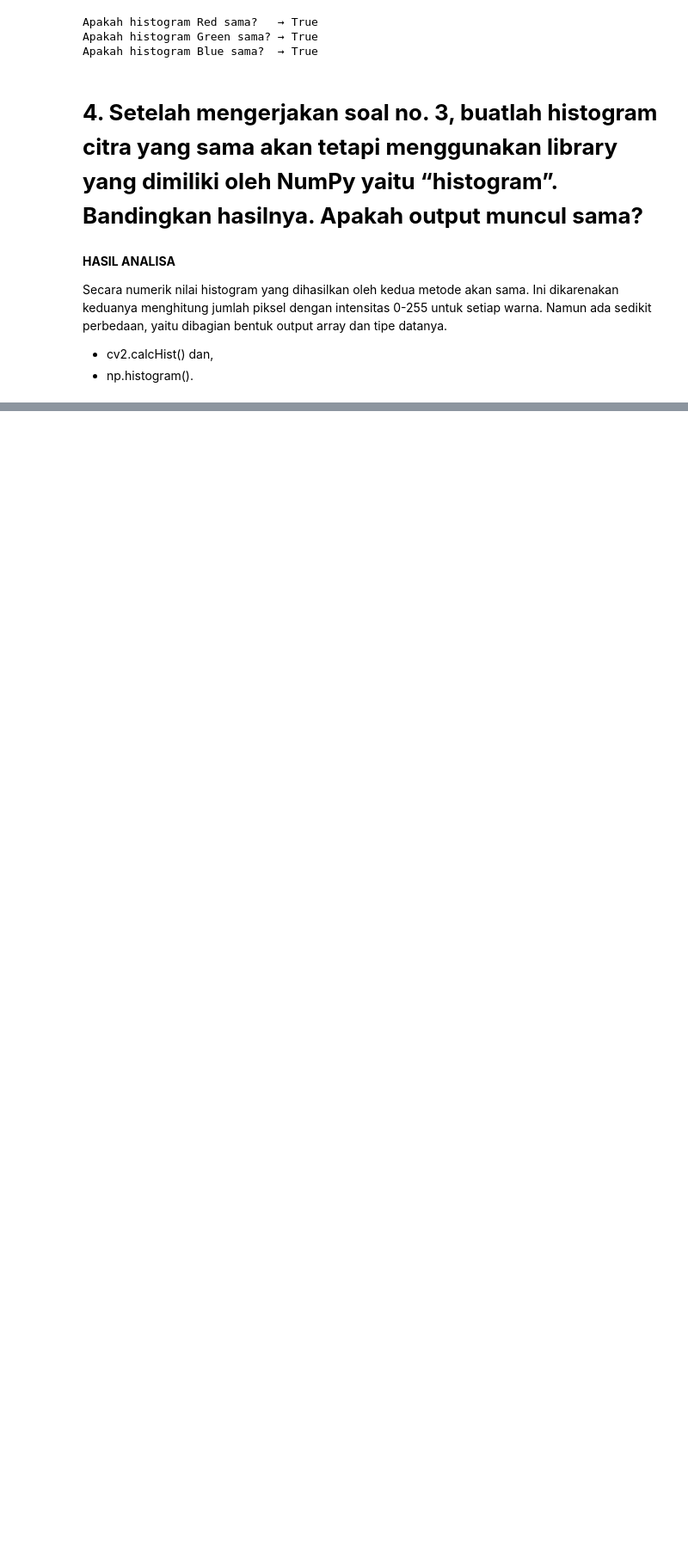
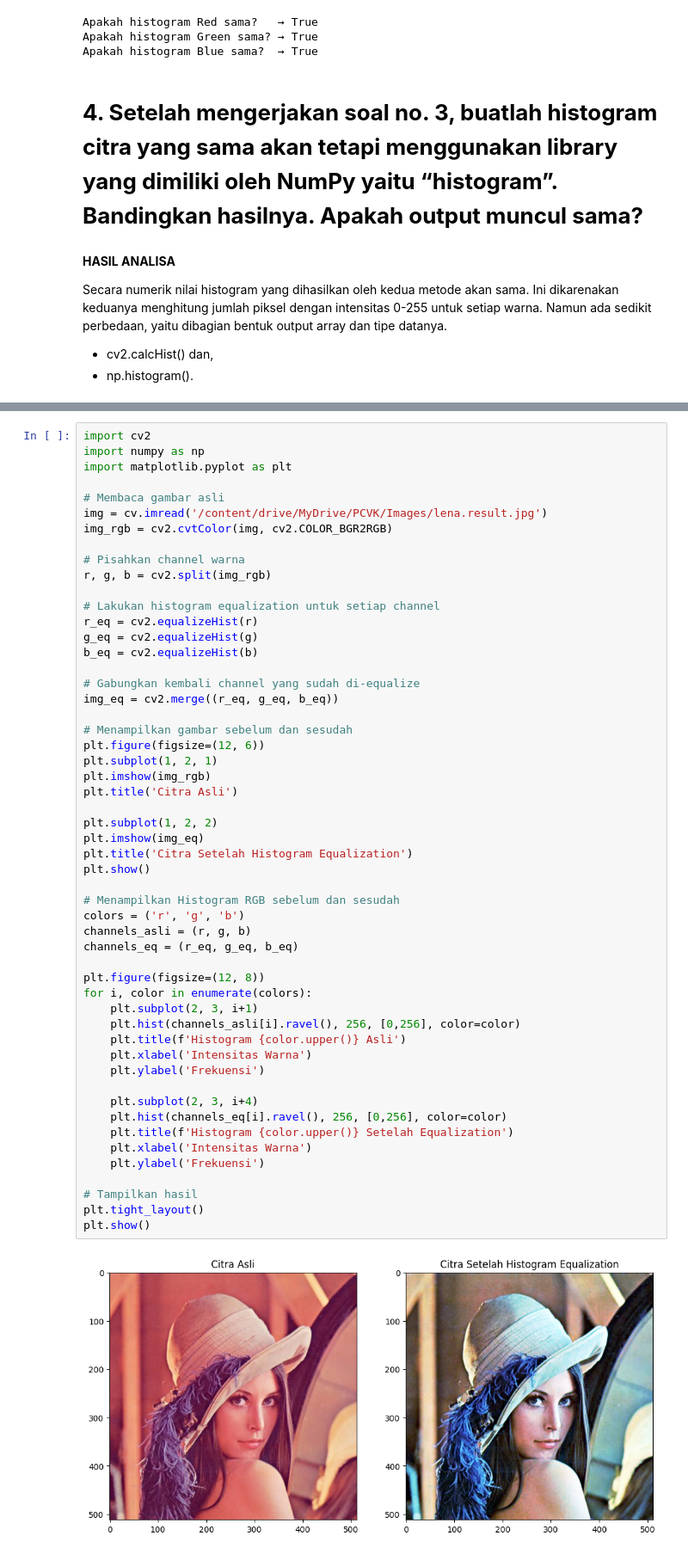
Before and after one commit to ErikRidhoFirm/PCVK_Ganjil_2025, a Jupyter notebook: Week6.ipynb, the cells around one changed output, grey strips where cells are left out. Shown at 86% size. Drawn from its saved outputs; the diff is of its cells as text; blank space fills up the shorter version.

```diff
--- a/Week6.ipynb
+++ b/Week6.ipynb
@@ -142,0 +145,55 @@ Secara numerik nilai histogram yang dihasilkan oleh kedua metode akan sama. Ini
+# %%
+import cv2
+import numpy as np
+import matplotlib.pyplot as plt
+
+# Membaca gambar asli
+img = cv.imread('/content/drive/MyDrive/PCVK/Images/lena.result.jpg')
+img_rgb = cv2.cvtColor(img, cv2.COLOR_BGR2RGB)
+
+# Pisahkan channel warna
+r, g, b = cv2.split(img_rgb)
+
+# Lakukan histogram equalization untuk setiap channel
+r_eq = cv2.equalizeHist(r)
+g_eq = cv2.equalizeHist(g)
+b_eq = cv2.equalizeHist(b)
+
+# Gabungkan kembali channel yang sudah di-equalize
+img_eq = cv2.merge((r_eq, g_eq, b_eq))
+
+# Menampilkan gambar sebelum dan sesudah
+plt.figure(figsize=(12, 6))
+plt.subplot(1, 2, 1)
+plt.imshow(img_rgb)
+plt.title('Citra Asli')
+
+plt.subplot(1, 2, 2)
+plt.imshow(img_eq)
+plt.title('Citra Setelah Histogram Equalization')
+plt.show()
+
+# Menampilkan Histogram RGB sebelum dan sesudah
+colors = ('r', 'g', 'b')
+channels_asli = (r, g, b)
+channels_eq = (r_eq, g_eq, b_eq)
+
+plt.figure(figsize=(12, 8))
+for i, color in enumerate(colors):
+    plt.subplot(2, 3, i+1)
+    plt.hist(channels_asli[i].ravel(), 256, [0,256], color=color)
+    plt.title(f'Histogram {color.upper()} Asli')
+    plt.xlabel('Intensitas Warna')
+    plt.ylabel('Frekuensi')
+
+    plt.subplot(2, 3, i+4)
+    plt.hist(channels_eq[i].ravel(), 256, [0,256], color=color)
+    plt.title(f'Histogram {color.upper()} Setelah Equalization')
+    plt.xlabel('Intensitas Warna')
+    plt.ylabel('Frekuensi')
+
+# Tampilkan hasil
+plt.tight_layout()
+plt.show()
+# %% [output]
+[figure, added]
```
Also changed, not shown: parts of 5 cells of this notebook.
